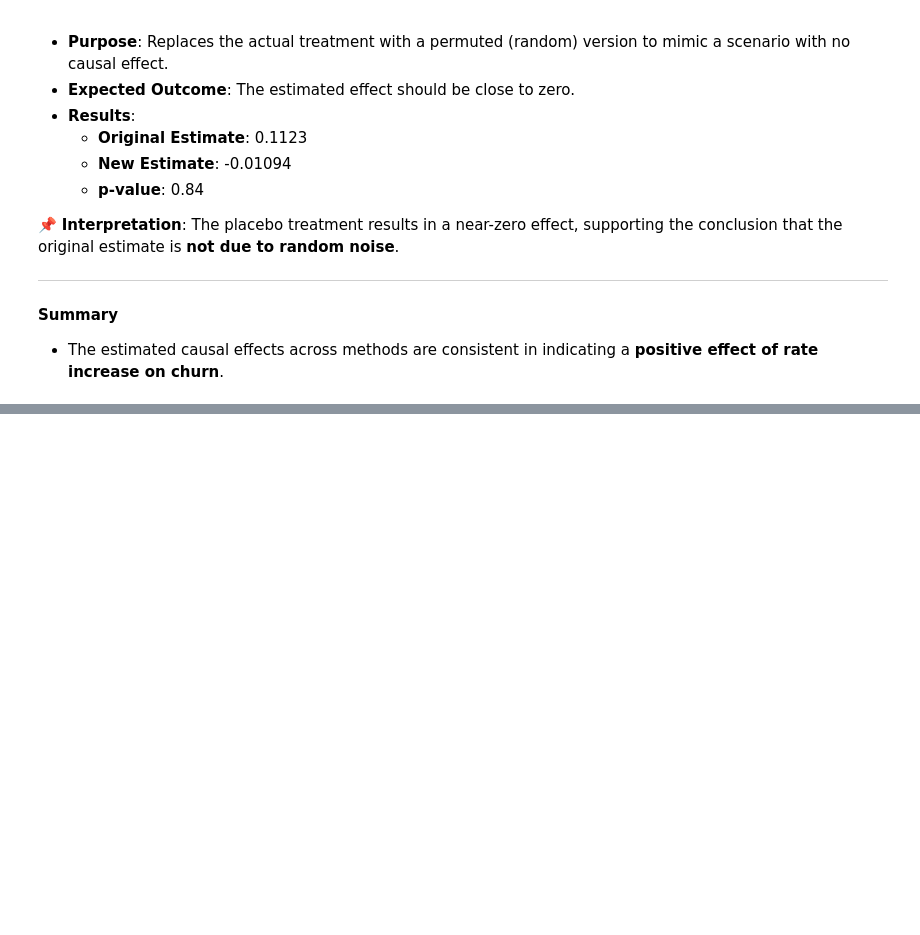
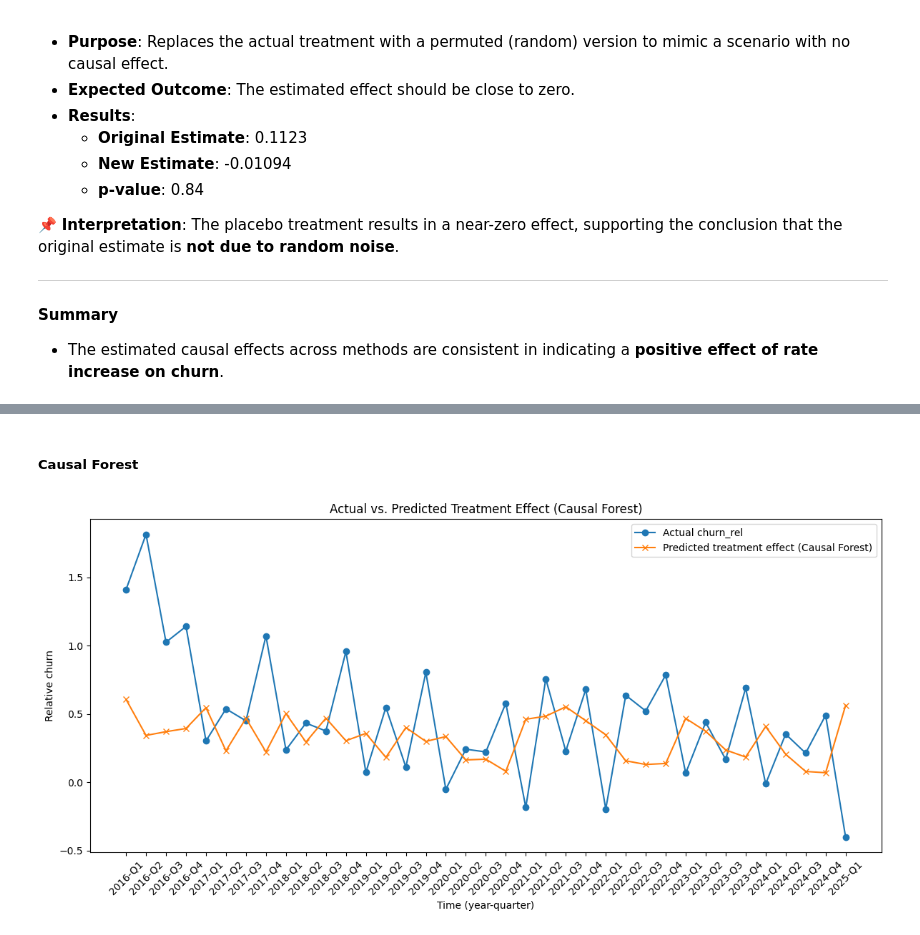
Before and after one commit to HamzaRaza786/data_science_project, a Jupyter notebook: notebooks/eda_and_causal_analysis.ipynb, the cells around one changed output, grey strips where cells are left out. Drawn from its saved outputs; the diff is of its cells as text; code cells hidden in the pictures; blank space fills up the shorter version.

```diff
--- a/notebooks/eda_and_causal_analysis.ipynb
+++ b/notebooks/eda_and_causal_analysis.ipynb
@@ -550,0 +581,37 @@ To validate the stability of the causal effect, we applied two standard refutati
+# %% [markdown]
+##### Causal Forest
+# %%
+# get econml causal forest
+econml_cf = estimate_cf.estimator
+
+# features for effect
+X = did_data[effect_modifiers]
+
+# get conditional treatment effects
+ite_cf = econml_cf.effect(X)
+
+# add to your dataframe
+did_data['predicted_effect_cf'] = ite_cf
+
+# aggregate by time
+plot_data = did_data.groupby(['Jahr', 'Quartal']).agg({
+    'churn_rel': 'mean',
+    'predicted_effect_cf': 'mean'
+}).reset_index()
+
+plt.figure(figsize=(12,6))
+plt.plot(plot_data.index, plot_data['churn_rel'], label='Actual churn_rel', marker='o')
+plt.plot(plot_data.index, plot_data['predicted_effect_cf'], label='Predicted treatment effect (Causal Forest)', marker='x')
+plt.xticks(
+    plot_data.index,
+    [f"{int(row['Jahr'])}-Q{int(row['Quartal'])}" for _, row in plot_data.iterrows()],
+    rotation=45
+)
+plt.ylabel("Relative churn")
+plt.xlabel("Time (year-quarter)")
+plt.title("Actual vs. Predicted Treatment Effect (Causal Forest)")
+plt.legend()
+plt.tight_layout()
+plt.show()
+# %% [output]
+[figure, added]
```
Also changed, not shown: parts of 22 cells of this notebook.
